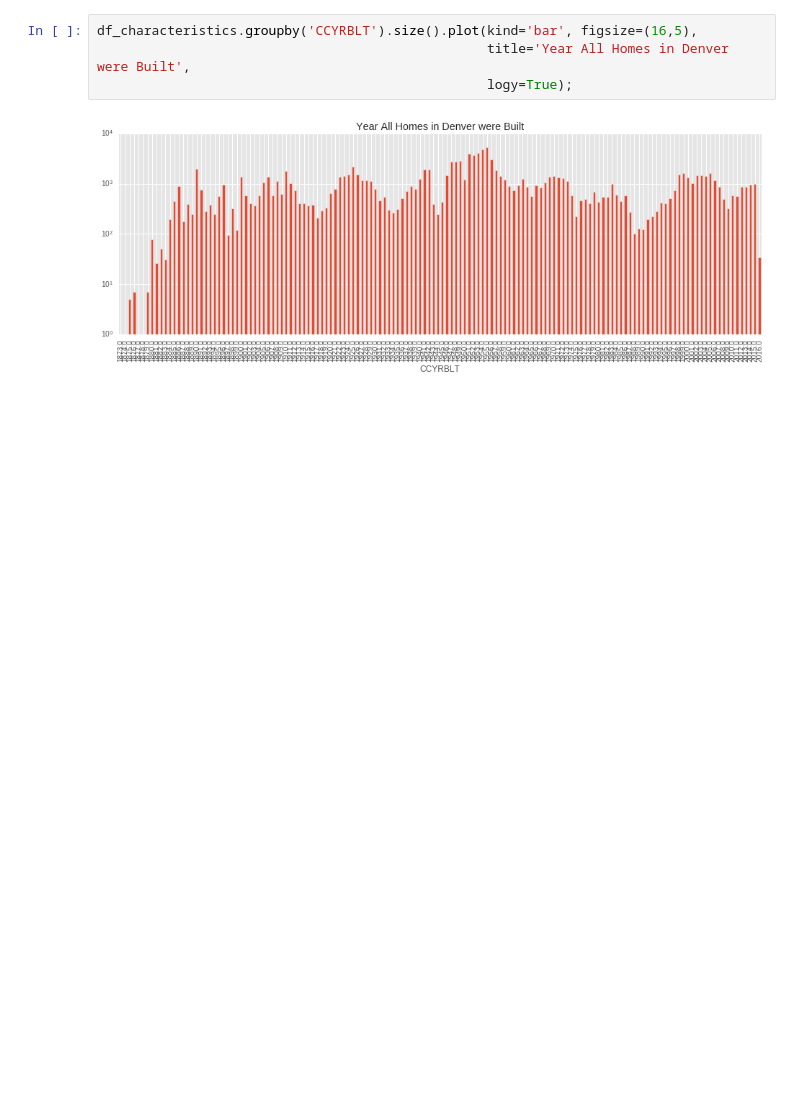
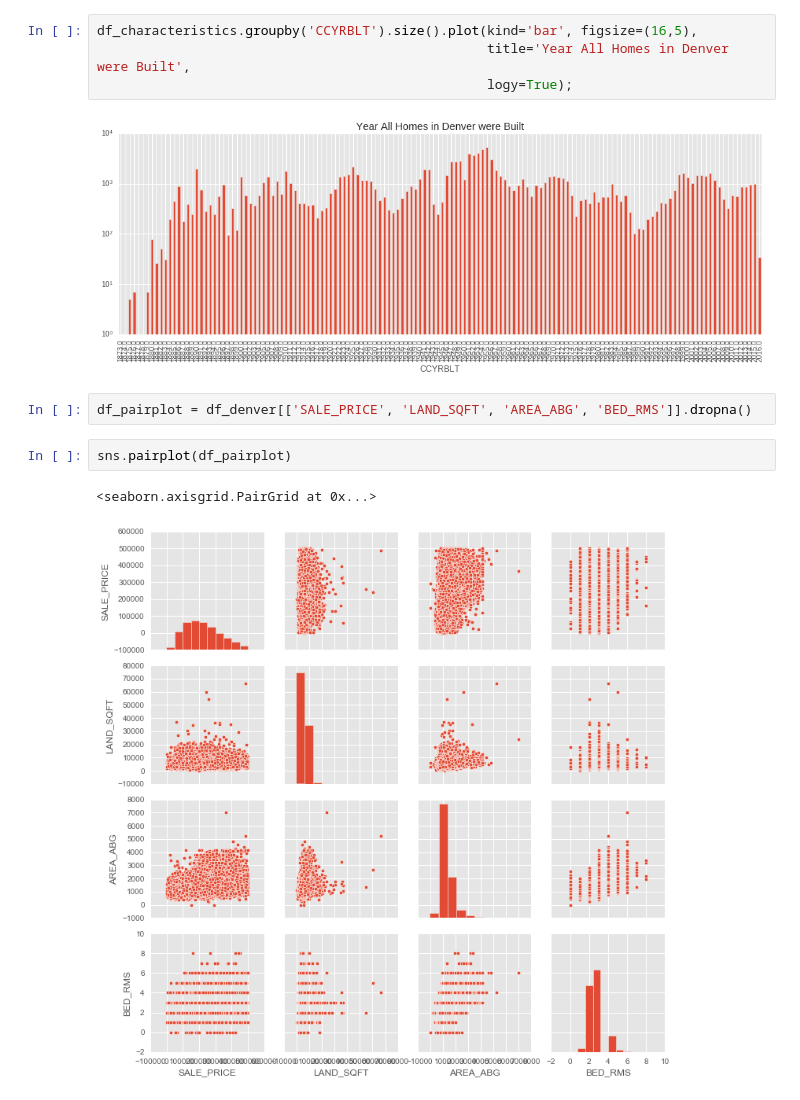
Before and after one commit to trcasey/denver_housing_predictor, a Jupyter notebook: Denver Housing Data Analysis.ipynb, the cells around one changed output. Saved outputs shown, nothing was run; the diff lists cells and outputs as text; blank space fills up the shorter version.

```diff
--- a/Denver Housing Data Analysis.ipynb
+++ b/Denver Housing Data Analysis.ipynb
@@ -771,3 +402,10 @@ df_characteristics.groupby('CCYRBLT').size().plot(kind='bar', figsize=(16,5),
                                                   logy=True);
 # %% [output]
 [figure]
+# %%
+df_pairplot = df_denver[['SALE_PRICE', 'LAND_SQFT', 'AREA_ABG', 'BED_RMS']].dropna()
+# %%
+sns.pairplot(df_pairplot)
+# %% [output]
+<seaborn.axisgrid.PairGrid at 0x...>
+[figure, added]
```
Also changed, not shown: parts of 58 cells of this notebook.
